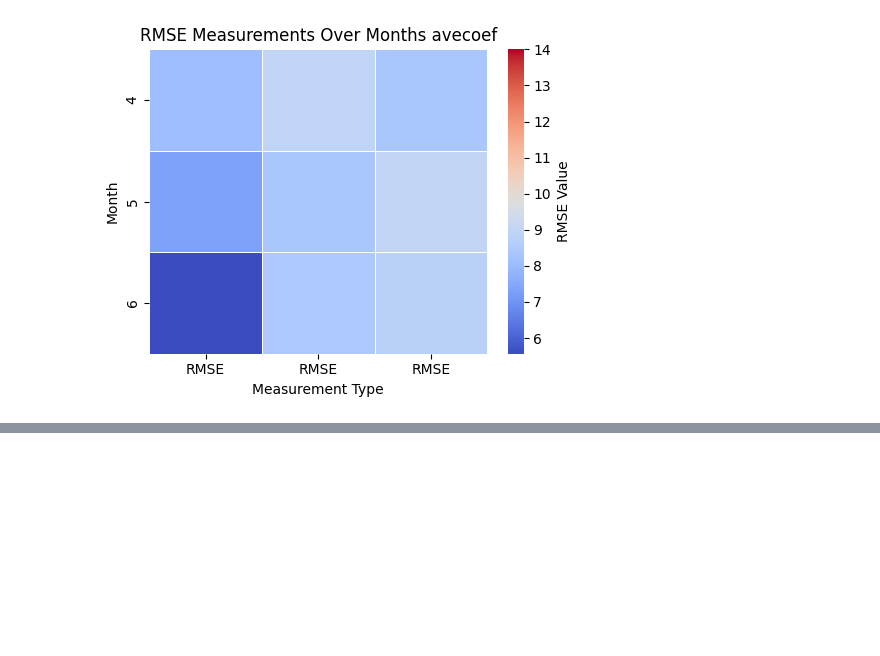
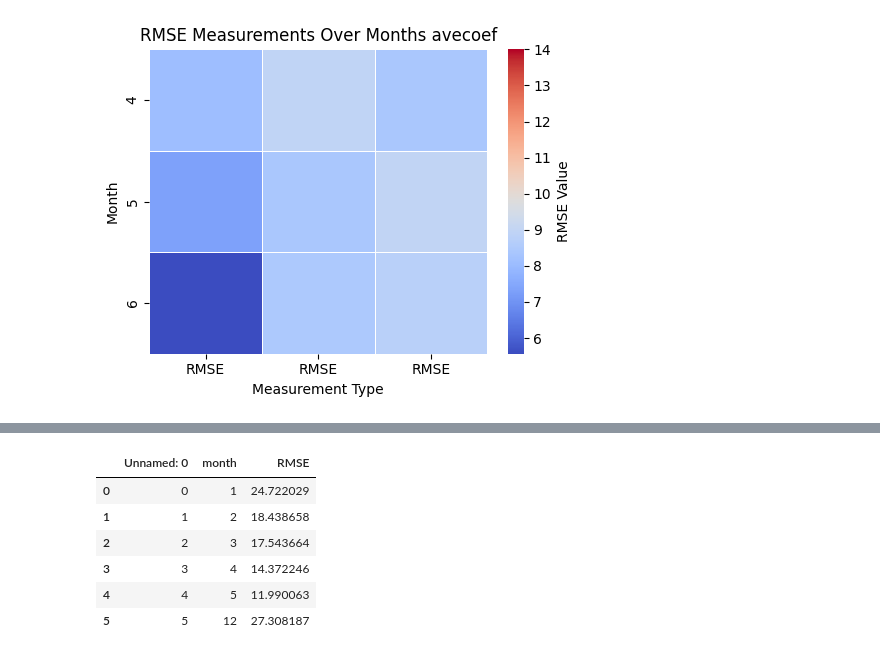
Before and after one commit to Yassmine2020/Precipitations_bias_correction, a Jupyter notebook: heatmap_generation.ipynb, the cells around one changed output, grey strips where cells are left out. Cells and saved outputs as stored; diff of their text form; code cells hidden in the pictures; blank space fills up the shorter version.

```diff
--- a/heatmap_generation.ipynb
+++ b/heatmap_generation.ipynb
@@ -94,0 +121,10 @@ plt.show()
+# %%
+nov_rmse_ml
+# %% [output]
+|  | Unnamed: 0 | month | RMSE |
+| 0 | 0 | 1 | 24.722029 |
+| 1 | 1 | 2 | 18.438658 |
+| 2 | 2 | 3 | 17.543664 |
+| 3 | 3 | 4 | 14.372246 |
+| 4 | 4 | 5 | 11.990063 |
+| 5 | 5 | 12 | 27.308187 |
```
Also changed, not shown: parts of 13 cells of this notebook, 7 other files.
